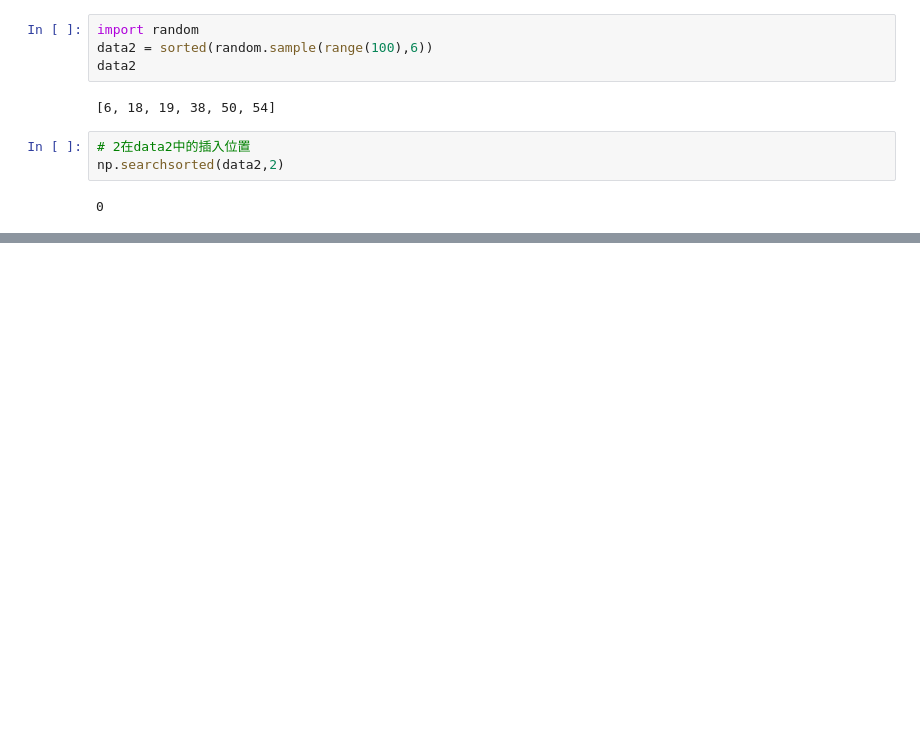
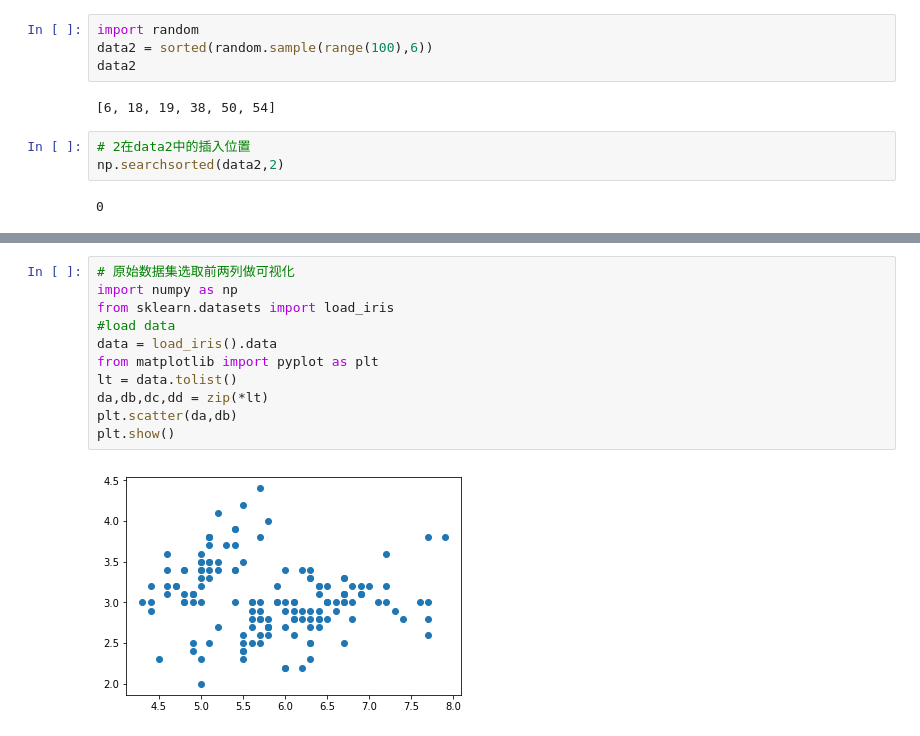
Before and after one commit to yikayiyo/ex_py, a Jupyter notebook: jupyter/全栈数据入门.ipynb, the cells around one changed output, grey strips where cells are left out. Cells and saved outputs as stored; diff of their text form; blank space fills up the shorter version.

```diff
--- a/jupyter/全栈数据入门.ipynb
+++ b/jupyter/全栈数据入门.ipynb
@@ -284,0 +295,13 @@ np.searchsorted(data2,2)
+# %%
+# 原始数据集选取前两列做可视化
+import numpy as np
+from sklearn.datasets import load_iris
+#load data
+data = load_iris().data
+from matplotlib import pyplot as plt
+lt = data.tolist()
+da,db,dc,dd = zip(*lt)
+plt.scatter(da,db)
+plt.show()
+# %% [output]
+[figure, added]
```
Also changed, not shown: parts of 11 cells of this notebook.
